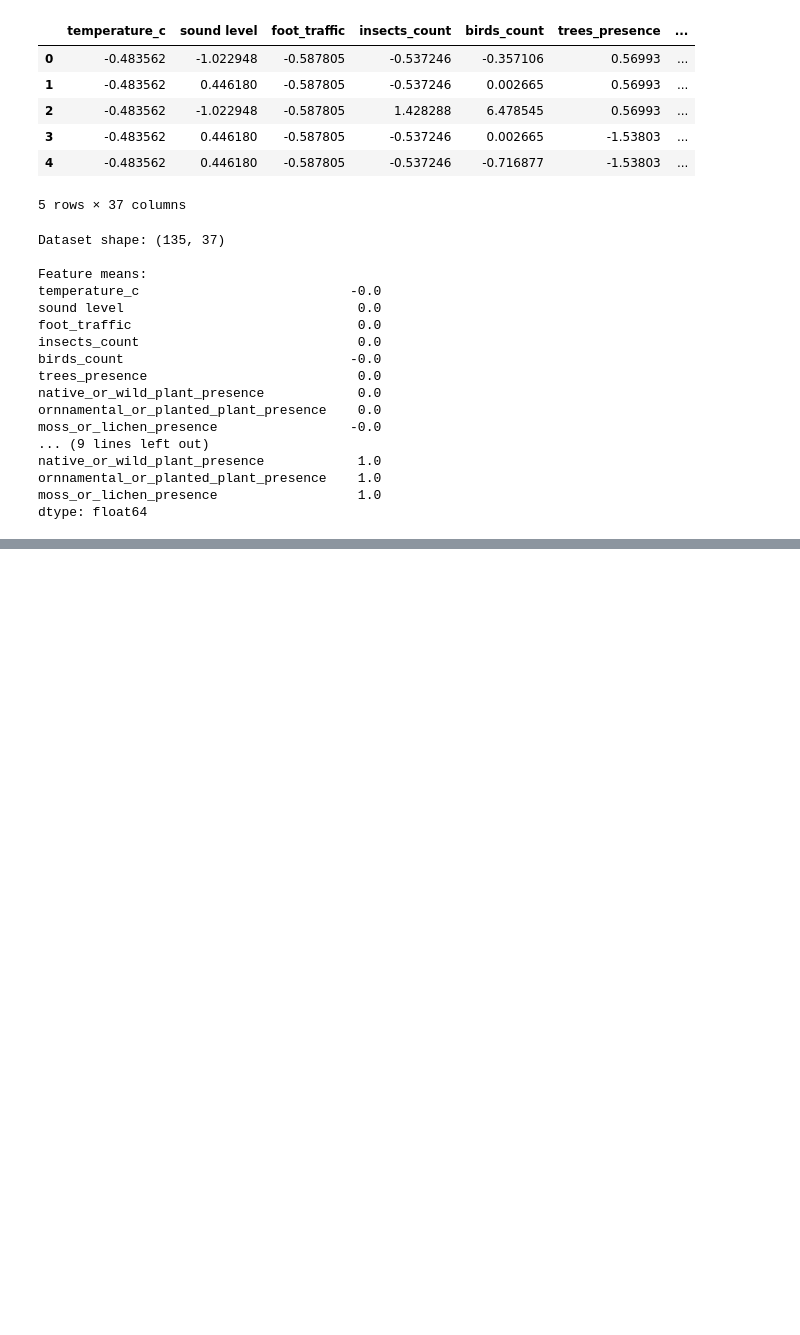
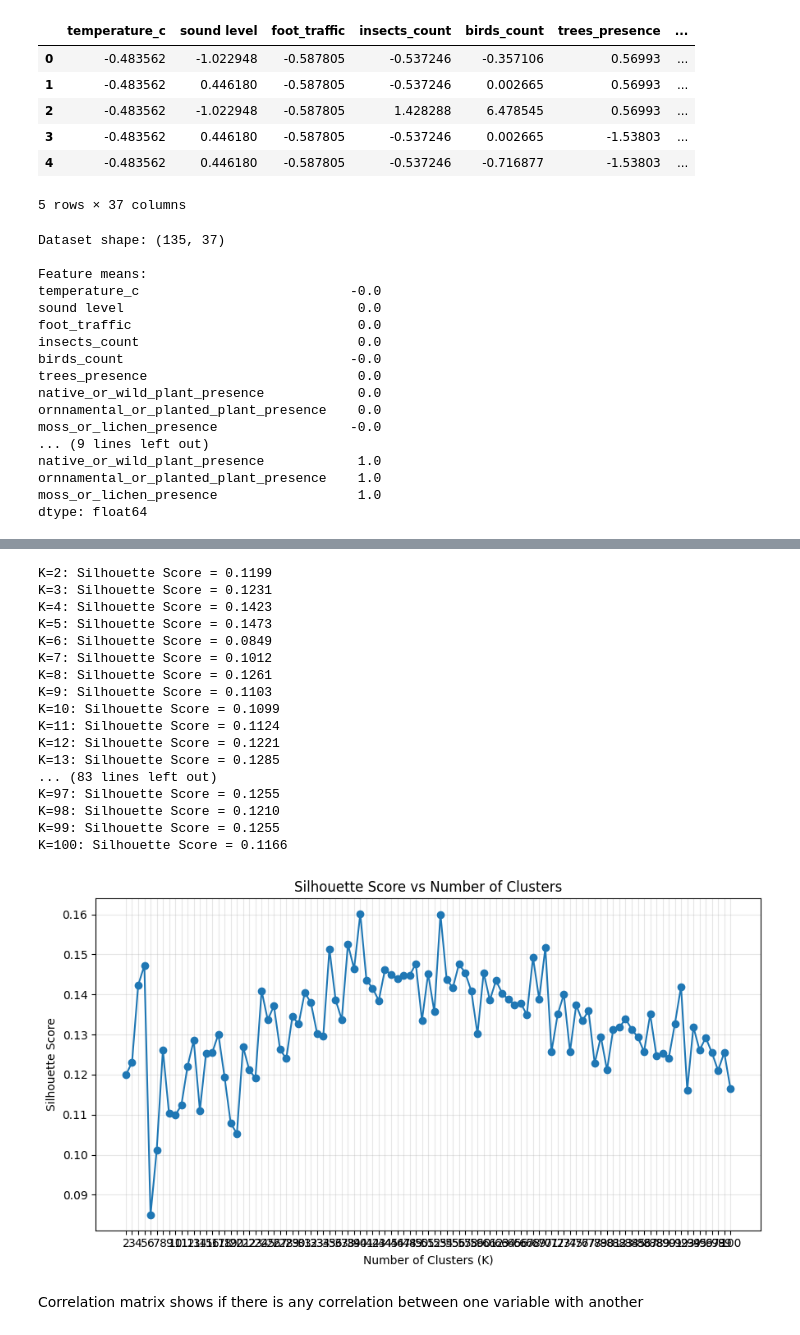
Before and after one commit to limzhilit/ml-campus_data_project-colab, a Jupyter notebook: ML_Project.ipynb, the cells around one changed output, grey strips where cells are left out. Drawn from its saved outputs; the diff is of its cells as text; code cells hidden in the pictures; blank space fills up the shorter version.

```diff
--- a/ML_Project.ipynb
+++ b/ML_Project.ipynb
@@ -582,0 +571,23 @@ plt.show()
+# %%
+scores_original = evaluate_silhouette(X_scaled, max_k=100)
+# %% [output]
+K=2: Silhouette Score = 0.1199
+K=3: Silhouette Score = 0.1231
+K=4: Silhouette Score = 0.1423
+K=5: Silhouette Score = 0.1473
+K=6: Silhouette Score = 0.0849
+K=7: Silhouette Score = 0.1012
+K=8: Silhouette Score = 0.1261
+K=9: Silhouette Score = 0.1103
+K=10: Silhouette Score = 0.1099
+K=11: Silhouette Score = 0.1124
+K=12: Silhouette Score = 0.1221
+K=13: Silhouette Score = 0.1285
+... (83 lines left out)
+K=97: Silhouette Score = 0.1255
+K=98: Silhouette Score = 0.1210
+K=99: Silhouette Score = 0.1255
+K=100: Silhouette Score = 0.1166
+[figure, added]
+# %% [markdown]
+Correlation matrix shows if there is any correlation between one variable with another
```
Also changed, not shown: parts of 24 cells of this notebook.
